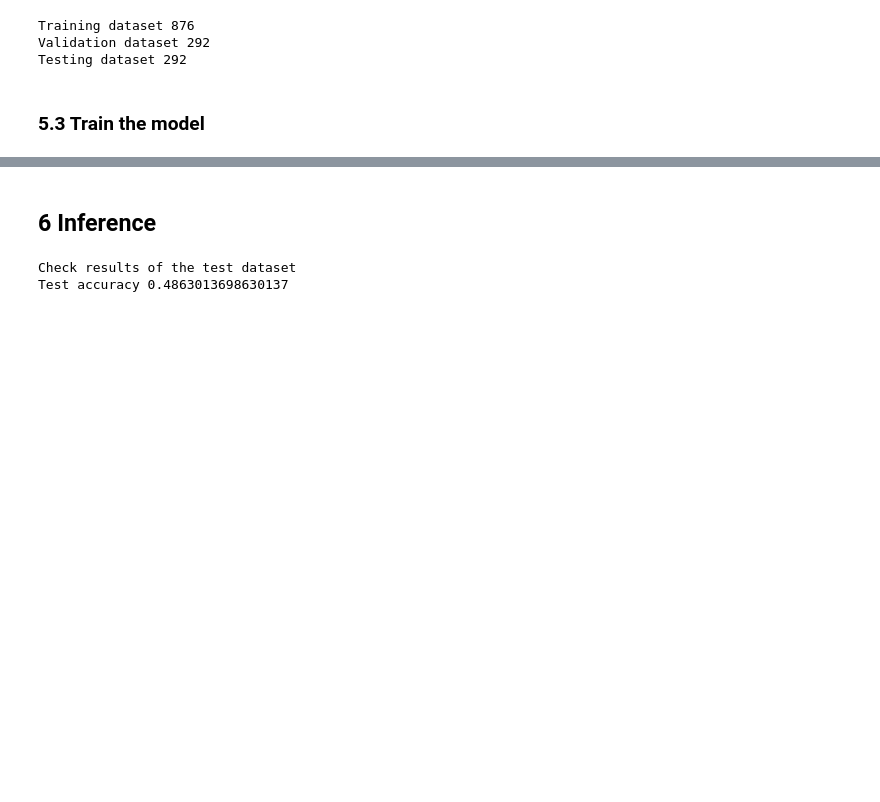
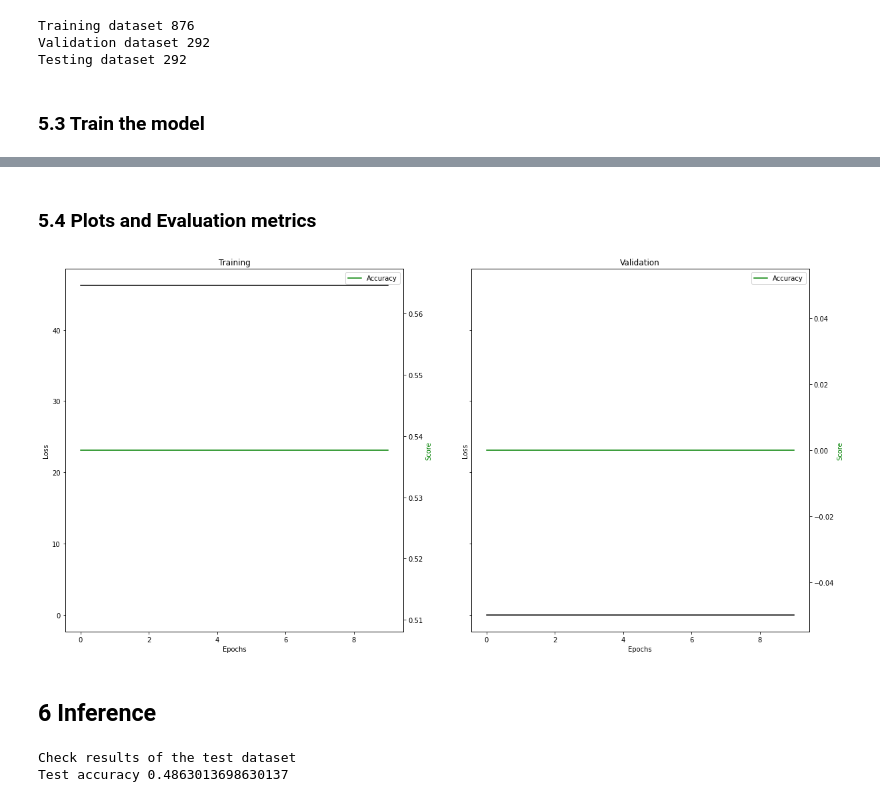
Before and after one commit to tb0se/NLP-Fake-News-Classifier, a Jupyter notebook: Word Embedding.ipynb, the cells around one changed output, grey strips where cells are left out. Drawn from its saved outputs; the diff is of its cells as text; code cells hidden in the pictures; blank space fills up the shorter version.

```diff
--- a/Word Embedding.ipynb
+++ b/Word Embedding.ipynb
@@ -107,3 +135,3 @@ class NewsDataset(Dataset):
 # %%
-train_dataset = NewsDataset(X_train, y_train)
-test_dataset = NewsDataset(X_test, y_test)
+train_dataset = NewsDataset(X_train_tkns, y_train)
+test_dataset = NewsDataset(X_test_tkns, y_test)
@@ -164,12 +146,13 @@ test_dataloader = DataLoader(test_dataset, batch_size=5, shuffle=False, collate_
 idx = 0
 
 # Text
-label,text = train_dataset[idx]
+text = X_train.iloc[idx]
 print(f'from: {text},\n len:{len(text.split())}')
 
 # Tokens
-labels, tokens,offsets = next(iter(train_dataloader))
-print(f'to: {tokens[offsets[0].item():offsets[1].item()].cpu().tolist()}')
+# labels, tokens = next(iter(train_dataloader))
+labels, tokens = train_dataset[idx]
+print(f'to: {tokens.tolist()}')
 
 # Check
 print(f'Check: {text.split()[0]} => idx in vocab: {vocab[text.split()[0]]}')
@@ -335,9 +397,9 @@ print(f'Training dataset {len(split_train_)}')
 print(f'Validation dataset {len(split_valid_)}')
 print(f'Testing dataset {len(test_dataset)}')
 
-train_dataloader = DataLoader(split_train_, batch_size=hyper_params['batch-size'], shuffle=True, collate_fn=collate_batch)
-valid_dataloader = DataLoader(split_valid_, batch_size=hyper_params['batch-size'], shuffle=True, collate_fn=collate_batch)
-test_dataloader = DataLoader(test_dataset, batch_size=hyper_params['batch-size'], shuffle=False, collate_fn=collate_batch)
+train_dataloader = DataLoader(split_train_, batch_size=hyper_params['batch-size'], shuffle=True)
+valid_dataloader = DataLoader(split_valid_, batch_size=hyper_params['batch-size'], shuffle=True)
+test_dataloader = DataLoader(test_dataset, batch_size=hyper_params['batch-size'], shuffle=False)
 
 dataloader = {
     'train': train_dataloader,
@@ -350,5 +412,5 @@ Testing dataset 292
 # %% [markdown]
 ### 5.3 Train the model
 # %%
-run(news_model, hyper_params['epochs'], dataloader, criterion, optimizer, scheduler)
+train_history = run(news_model, hyper_params['epochs'], dataloader, criterion, optimizer, scheduler,seed=hyper_params['seed'])
 # %% [output]
@@ -372,3 +434,31 @@ Elapsed time 2.544968843460083
+# %% [markdown]
+### 5.4 Plots and Evaluation metrics
+# %%
+# Plot loss and accuracy
+fig, ax = plt.subplots(nrows=1, ncols=2, figsize=(20,10) , sharey=True)
+
+ax11 = ax[0].twinx()
+ax[0].plot(train_history['train']['loss'], color='black',label='Loss')
+ax[0].set_title('Training')
+ax[0].set_xlabel('Epochs')
+ax[0].set_ylabel('Loss', color='black')
+ax11.plot(train_history['train']['acc'], color='green', label='Accuracy')
+ax11.set_ylabel('Score', color='green')
+ax11.legend()
+
+ax22 = ax[1].twinx()
+ax[1].plot(train_history['valid']['loss'], color='black',label='Loss')
+ax[1].set_title('Validation')
+ax[1].set_xlabel('Epochs')
+ax[1].set_ylabel('Loss', color='black')
+ax22.plot(train_history['valid']['acc'], color='green', label='Accuracy')
+ax22.set_ylabel('Score', color='green')
+ax22.legend()
+
+plt.show()
+fig.savefig('train_val_acc_loss.png')
+# %% [output]
+[figure, added]
 # %% [markdown]
 ## 6 Inference
 # %%
```
Also changed, not shown: parts of 37 cells of this notebook, 5 other files.
